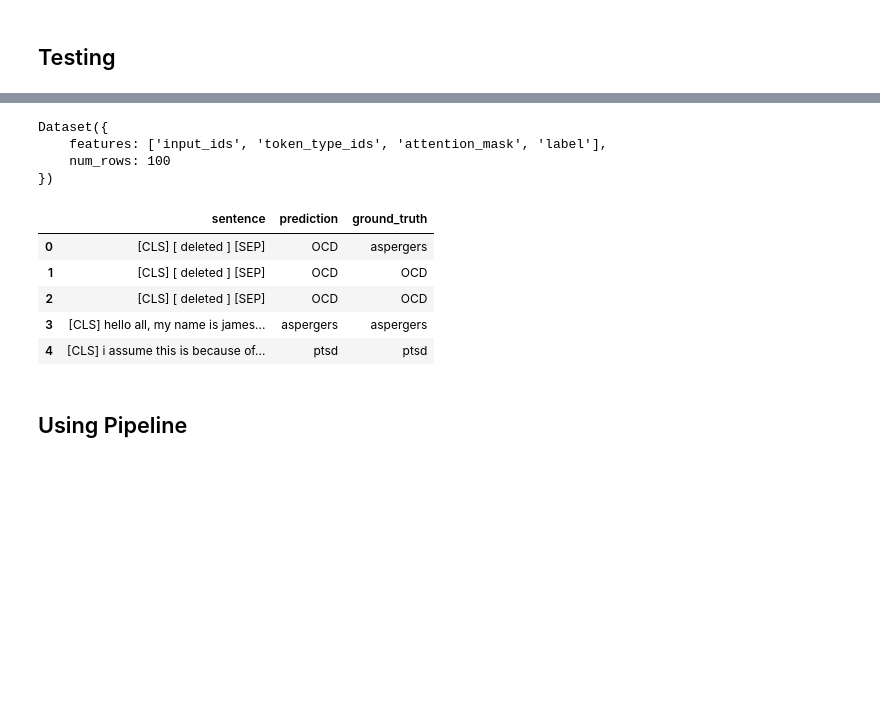
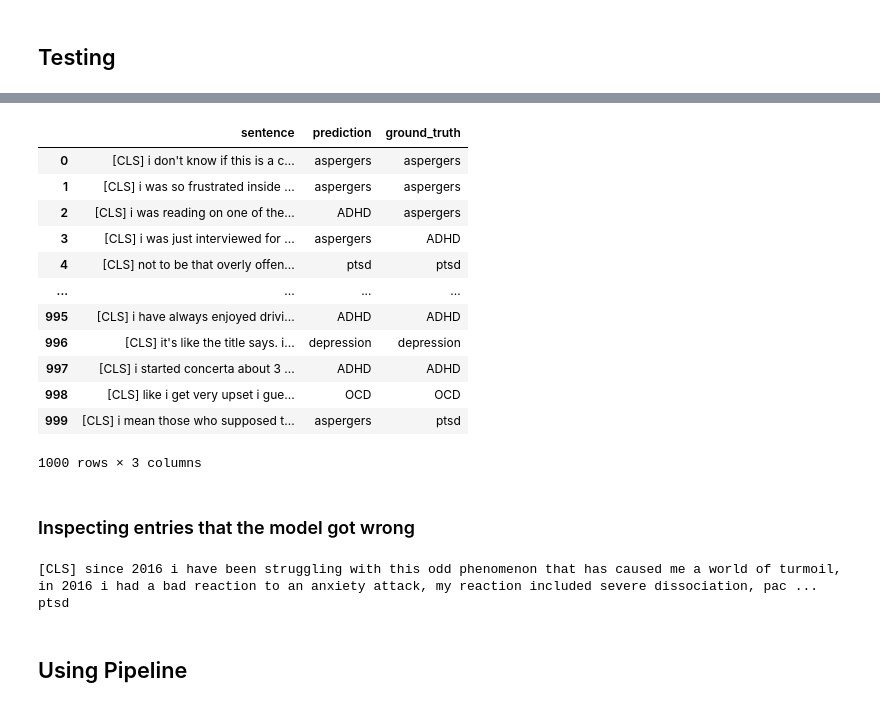
Before and after one commit to CombustingRats/mental_health_classifier, a Jupyter notebook: mental_health_classifier.ipynb, the cells around one changed output, grey strips where cells are left out. Drawn from its saved outputs; the diff is of its cells as text; code cells hidden in the pictures; blank space fills up the shorter version.

```diff
--- a/mental_health_classifier.ipynb
+++ b/mental_health_classifier.ipynb
@@ -234,8 +249,0 @@ Dataset({
-# %%
-metric = load_metric("glue", "mrpc")
-
-def compute_metrics(eval_preds):
-    metric = load_metric("glue", "mrpc")
-    logits, labels = eval_preds
-    predictions = np.argmax(logits, axis=-1)
-    return metric.compute(predictions=predictions, references=labels, average='micro')
@@ -241,0 +252,18 @@ def compute_metrics(eval_preds):
+# %%
+def compute_metrics(eval_preds):
+    metric_acc = load_metric("accuracy")
+    metric_prec = load_metric("precision")
+    metric_rec = load_metric("recall")
+    metric_f1 = load_metric("f1")
+
+
+    logits, labels = eval_preds
+    predictions = np.argmax(logits, axis=-1)
+
+    accuracy = metric_acc.compute(predictions=predictions, references=labels)['accuracy']
+    precision = metric_prec.compute(predictions=predictions, references=labels, average='weighted')['precision']
+    recall = metric_rec.compute(predictions=predictions, references=labels, average='weighted')['recall']
+    f1 = metric_f1.compute(predictions=predictions, references=labels, average='weighted')['f1']
+
+
+    return {"accuracy": accuracy, "precision":precision, "recall":recall, "f1":f1}
@@ -243,12 +273,10 @@ def compute_metrics(eval_preds):
 trainer = Trainer(
     model,
     training_args,
-    train_dataset = tokenized_dataset['train'].select(list(range(0,10000))),
-    eval_dataset = tokenized_dataset['test'].select(list(range(0,100))),
+    train_dataset = train_sample,
+    eval_dataset = test_sample,
     data_collator = data_collator,
-    tokenizer = tokenizer
-    # compute_metrics = compute_metrics
+    tokenizer = tokenizer,
+    compute_metrics = compute_metrics,
 )
-
-# model.config.pad_token_id = model.config.eos_token_id
 # %% [output]
@@ -319,4 +324,4 @@ To https://huggingface.co/edmundhui/mental_health_trainer
 # %% [markdown]
 ## Testing
 # %%
-test_set = tokenized_dataset['test'].select(list(range(0,100)))
+test_set = tokenized_dataset['test'].shuffle().select(list(range(1000)))
@@ -360,9 +336,2 @@ sum(preds == test_set['label'])
-# %%
-test_set
-# %% [output]
-Dataset({
-    features: ['input_ids', 'token_type_ids', 'attention_mask', 'label'],
-    num_rows: 100
-})
 # %%
 ground_truth = [int_to_str[label] for label in test_set['label']]
@@ -375,11 +343,18 @@ str_preds = [int_to_str[pred] for pred in preds]
 # %%
 test_dataframe = pd.DataFrame({"sentence":test_sentences, "prediction":str_preds, "ground_truth": ground_truth})
 # %%
-test_dataframe.head()
+test_dataframe
 # %% [output]
 |  | sentence | prediction | ground_truth |
-| 0 | [CLS] [ deleted ] [SEP] | OCD | aspergers |
-| 1 | [CLS] [ deleted ] [SEP] | OCD | OCD |
-| 2 | [CLS] [ deleted ] [SEP] | OCD | OCD |
-| 3 | [CLS] hello all, my name is james... | aspergers | aspergers |
-| 4 | [CLS] i assume this is because of... | ptsd | ptsd |
+| 0 | [CLS] i don't know if this is a c... | aspergers | aspergers |
+| 1 | [CLS] i was so frustrated inside ... | aspergers | aspergers |
+| 2 | [CLS] i was reading on one of the... | ADHD | aspergers |
+| 3 | [CLS] i was just interviewed for ... | aspergers | ADHD |
+| 4 | [CLS] not to be that overly offen... | ptsd | ptsd |
+| ... | ... | ... | ... |
+| 995 | [CLS] i have always enjoyed drivi... | ADHD | ADHD |
+| 996 | [CLS] it's like the title says. i... | depression | depression |
+| 997 | [CLS] i started concerta about 3 ... | ADHD | ADHD |
+| 998 | [CLS] like i get very upset i gue... | OCD | OCD |
+| 999 | [CLS] i mean those who supposed t... | aspergers | ptsd |
+1000 rows × 3 columns
@@ -392,3 +361,11 @@ tokenizer.convert_ids_to_tokens(test_set[0]['input_ids'])
+# %% [markdown]
+### Inspecting entries that the model got wrong
+# %%
+print(test_dataframe[test_dataframe['prediction'] != test_dataframe['ground_truth']].head().iloc[2]['sentence'])
+print(test_dataframe[test_dataframe['prediction'] != test_dataframe['ground_truth']].head().iloc[2]['ground_truth'])
+# %% [output]
+[CLS] since 2016 i have been struggling with this odd phenomenon that has caused me a world of turmoil, in 2016 i had a bad reaction to an anxiety attack, my reaction included severe dissociation, pac ...
+ptsd
 # %% [markdown]
 ## Using Pipeline
 # %%
```
Also changed, not shown: parts of 48 cells of this notebook.
